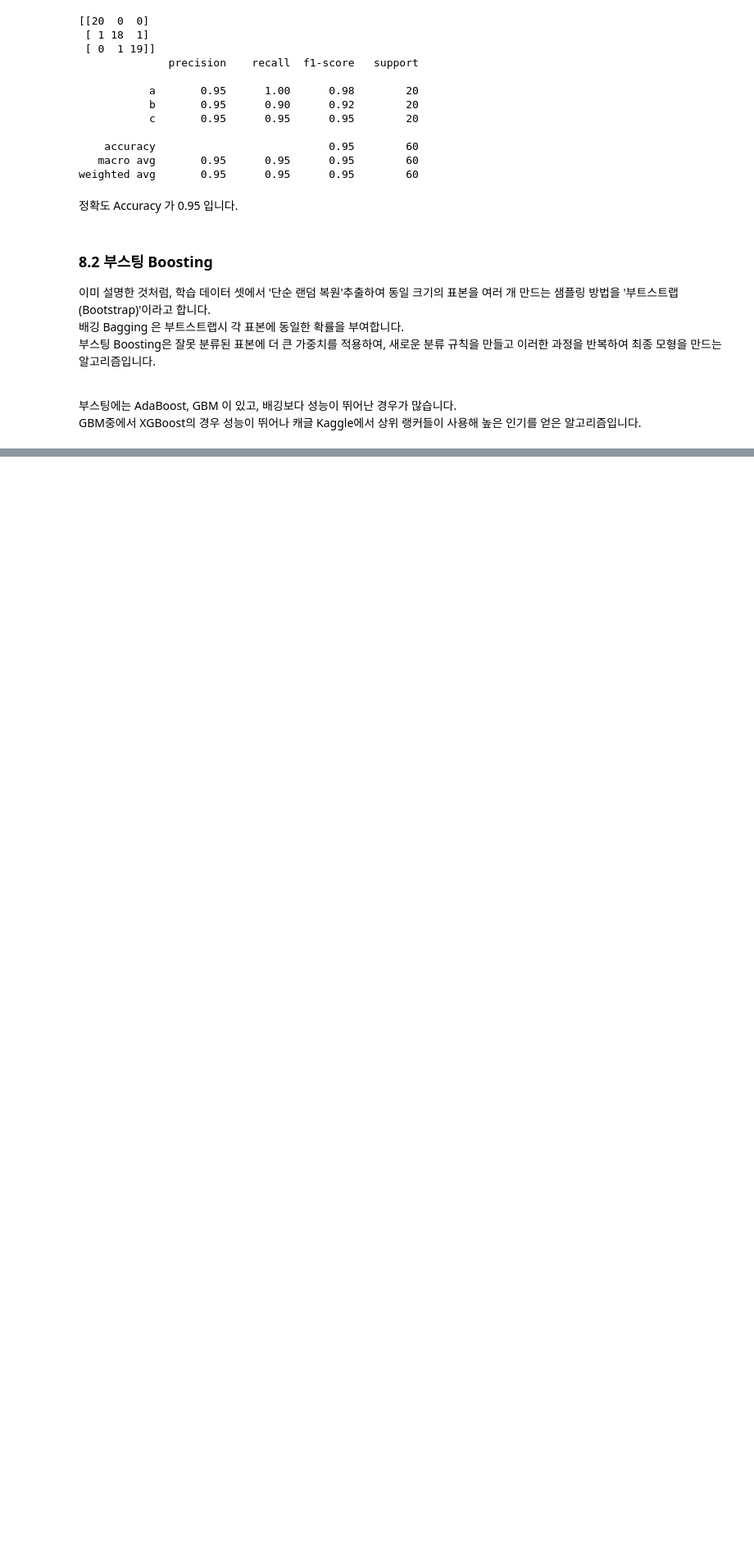
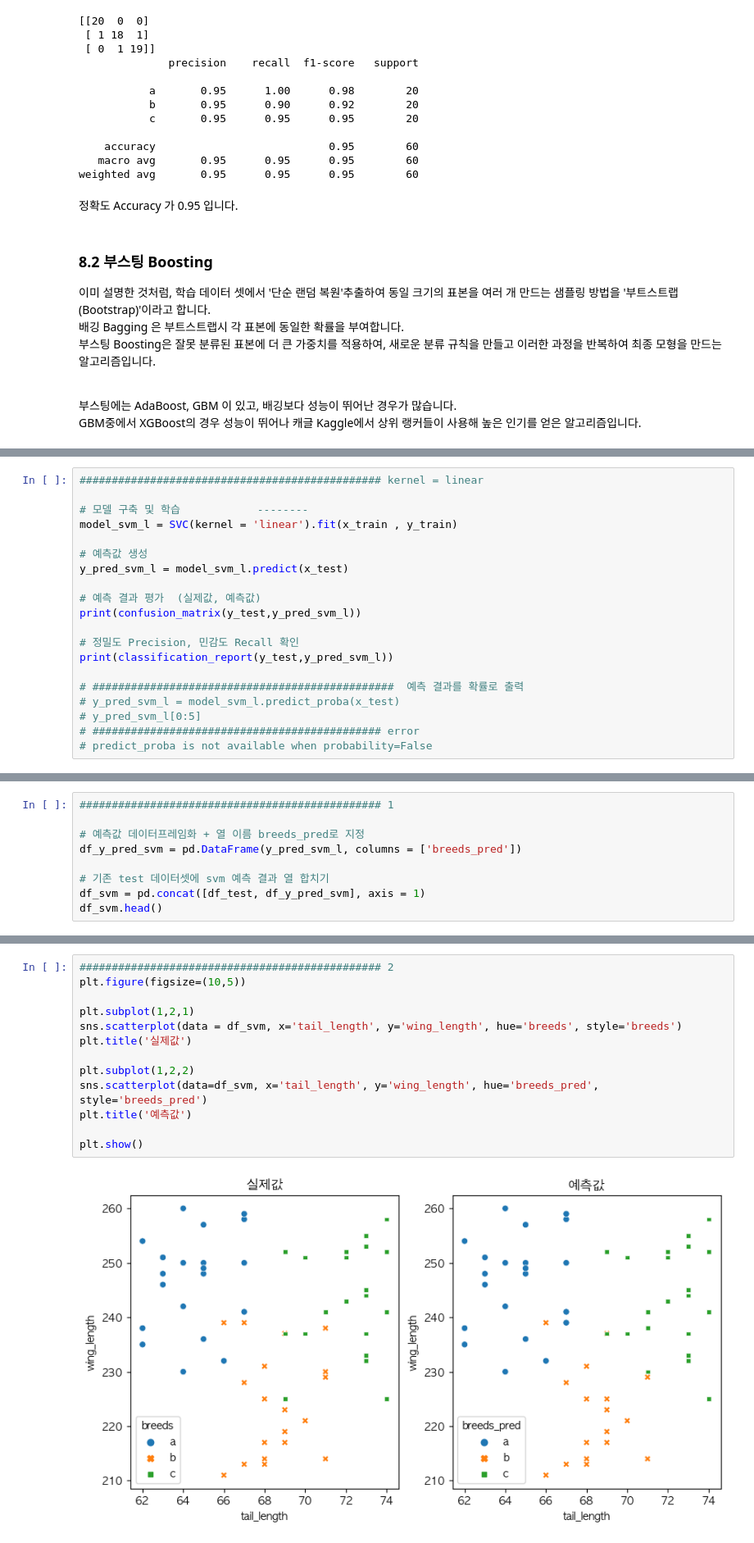
Before and after one commit to hyejinbeck/Chick-Growth, a Jupyter notebook: Analysis.ipynb, the cells around one changed output, grey strips where cells are left out. Shown at 82% size. Saved outputs shown, nothing was run; the diff lists cells and outputs as text; blank space fills up the shorter version.

```diff
--- a/Analysis.ipynb
+++ b/Analysis.ipynb
@@ -1800,0 +1998,20 @@ GBM중에서 XGBoost의 경우 성능이 뛰어나 캐글 Kaggle에서 상위
+# %%
+############################################### kernel = linear
+
+# 모델 구축 및 학습            --------
+model_svm_l = SVC(kernel = 'linear').fit(x_train , y_train)
+
+# 예측값 생성
+y_pred_svm_l = model_svm_l.predict(x_test)
+
+# 예측 결과 평가  (실제값, 예측값)
+print(confusion_matrix(y_test,y_pred_svm_l))
+
+# 정밀도 Precision, 민감도 Recall 확인
+print(classification_report(y_test,y_pred_svm_l))
+
+# ###############################################  예측 결과를 확률로 출력
+# y_pred_svm_l = model_svm_l.predict_proba(x_test)
+# y_pred_svm_l[0:5]
+# ############################################# error
+# predict_proba is not available when probability=False
@@ -1800,0 +2042,9 @@ GBM중에서 XGBoost의 경우 성능이 뛰어나 캐글 Kaggle에서 상위
+# %%
+############################################### 1
+
+# 예측값 데이터프레임화 + 열 이름 breeds_pred로 지정
+df_y_pred_svm = pd.DataFrame(y_pred_svm_l, columns = ['breeds_pred'])
+
+# 기존 test 데이터셋에 svm 예측 결과 열 합치기
+df_svm = pd.concat([df_test, df_y_pred_svm], axis = 1)
+df_svm.head()
@@ -1800,0 +2058,15 @@ GBM중에서 XGBoost의 경우 성능이 뛰어나 캐글 Kaggle에서 상위
+# %%
+############################################### 2
+plt.figure(figsize=(10,5))
+
+plt.subplot(1,2,1)
+sns.scatterplot(data = df_svm, x='tail_length', y='wing_length', hue='breeds', style='breeds')
+plt.title('실제값')
+
+plt.subplot(1,2,2)
+sns.scatterplot(data=df_svm, x='tail_length', y='wing_length', hue='breeds_pred', style='breeds_pred')
+plt.title('예측값')
+
+plt.show()
+# %% [output]
+[figure, added]
```
Also changed, not shown: parts of 26 cells of this notebook, 1 other file.
